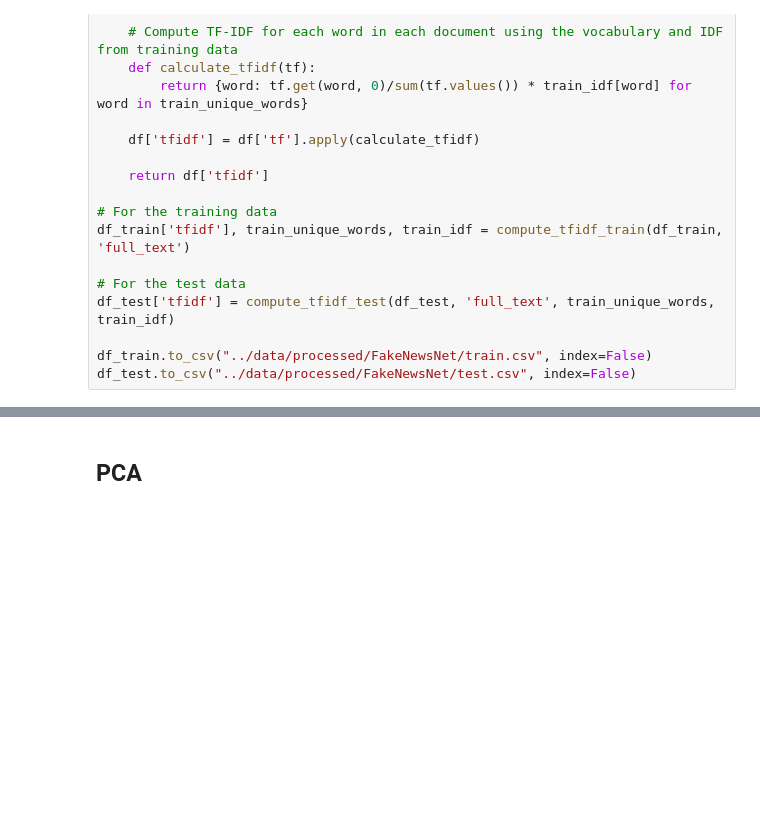
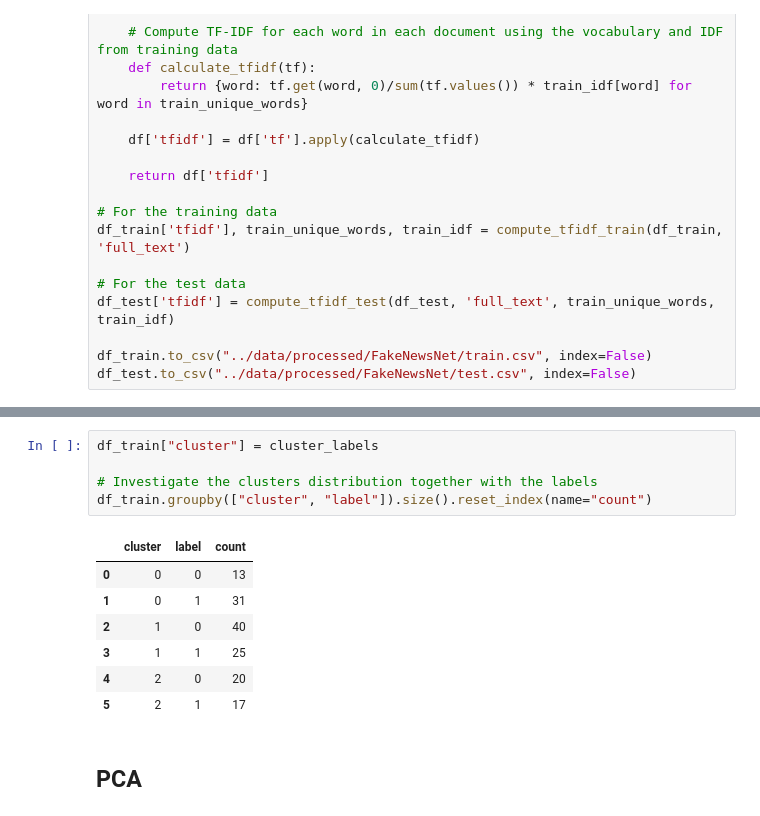
Before and after one commit to augustsemrau/02807_CompTools_Project, a Jupyter notebook: notebooks/clustering_buzzfeed.ipynb, the cells around one changed output, grey strips where cells are left out. Saved outputs shown, nothing was run; the diff lists cells and outputs as text; blank space fills up the shorter version.

Commit message:
Full KMeans_clustering evaluation run

```diff
--- a/notebooks/clustering_buzzfeed.ipynb
+++ b/notebooks/clustering_buzzfeed.ipynb
@@ -160,3 +239,16 @@ tfidf_matrix_test = dict_vectorizer.transform(df_test['tfidf'])
+# %%
+df_train["cluster"] = cluster_labels
+
+# Investigate the clusters distribution together with the labels
+df_train.groupby(["cluster", "label"]).size().reset_index(name="count")
+# %% [output]
+|  | cluster | label | count |
+| 0 | 0 | 0 | 13 |
+| 1 | 0 | 1 | 31 |
+| 2 | 1 | 0 | 40 |
+| 3 | 1 | 1 | 25 |
+| 4 | 2 | 0 | 20 |
+| 5 | 2 | 1 | 17 |
 # %% [markdown]
 ## PCA
 # %%
```
Also changed, not shown: parts of 22 cells of this notebook, 4 other files.
